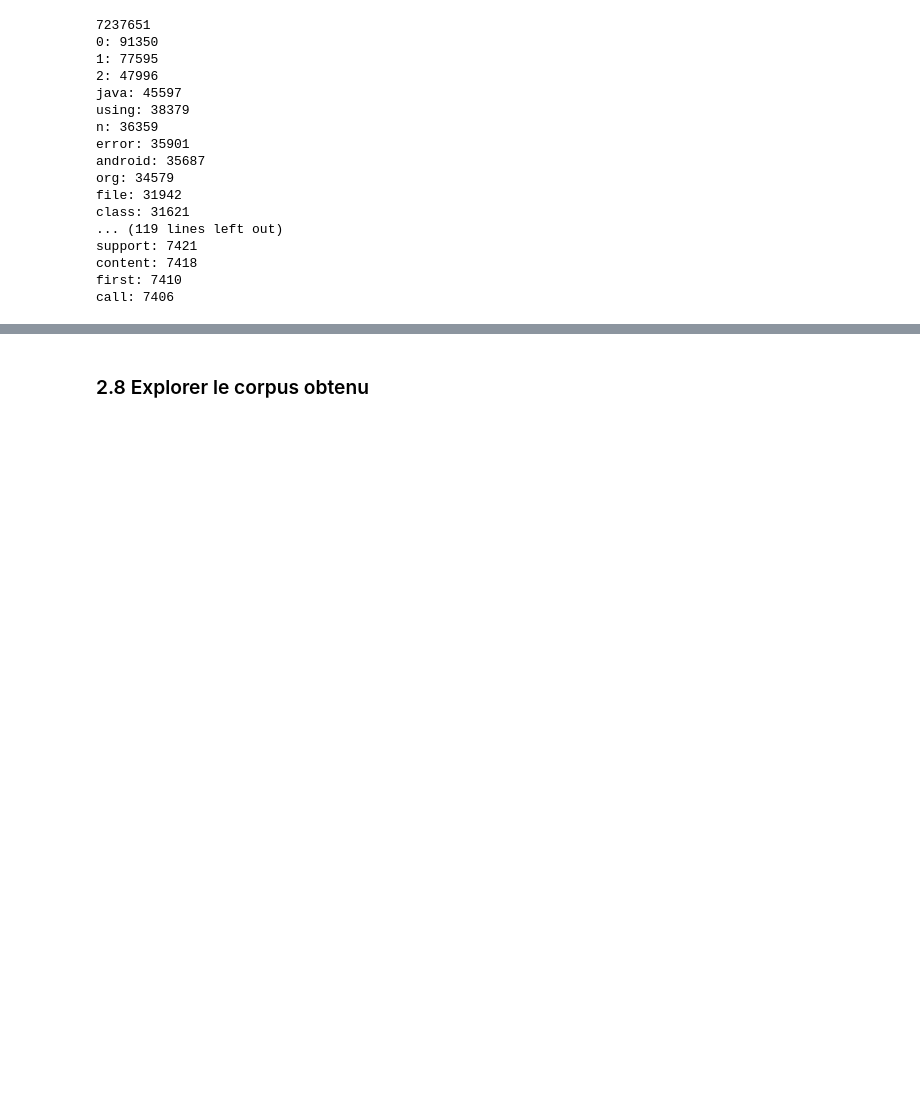
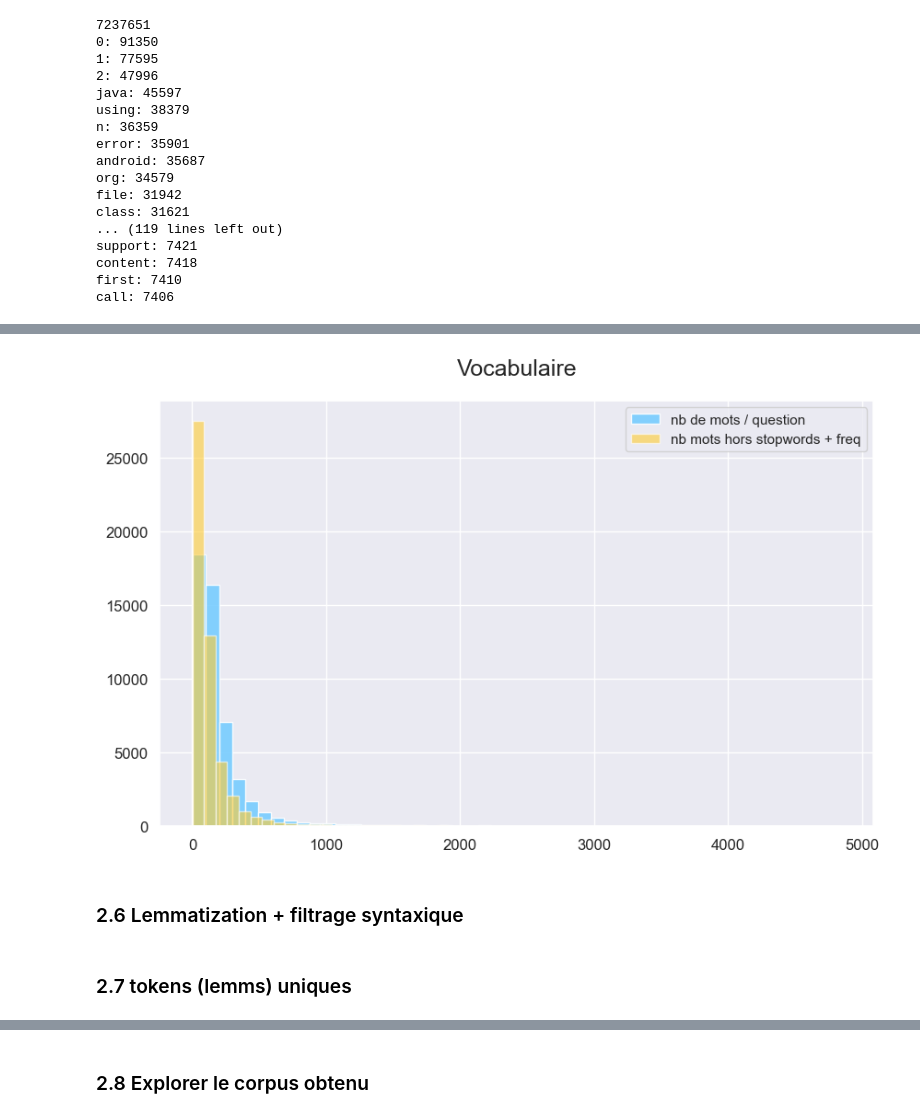
Before and after one commit to Kiwinokoto/ML_student, a Jupyter notebook: notebooks/Oudelet_Kevin_1_notebook_exploration_271123.ipynb, the cells around one changed output, grey strips where cells are left out. Cells and saved outputs as stored; diff of their text form; code cells hidden in the pictures; blank space fills up the shorter version.

Commit message:
more preprocessing

```diff
--- a/notebooks/Oudelet_Kevin_1_notebook_exploration_271123.ipynb
+++ b/notebooks/Oudelet_Kevin_1_notebook_exploration_271123.ipynb
@@ -725,4 +692,0 @@ Done
-# %%
-# and title
-raw_questions_tags['title_tokens_uniques'] = raw_questions_tags['title_tokens'].parallel_apply(preprocess_2_keep_uniques_only)
-print('Done')
@@ -938,12 +850,12 @@ call: 7406
 # %%
-def preprocess_text_3(liste_tokens):
-    # ajouter /frequence ici ?
-
-    filtered_list = [token for token in liste_tokens if token not in stopwords]
+def preprocess_2_remove_stopwords_frequent_rare(liste_tokens):
+    filtered_list = [token for token in liste_tokens if token not in forbidden]
 
     return filtered_list
 
-# Apply the preprocessing function
-raw_questions_tags['tokens_uniques_no_stopwords'] = raw_questions_tags['tokens_uniques_regex'].parallel_apply(preprocess_text_3)
+# Apply the preprocessing function to bodies
+raw_questions_tags['body_tokens_no_stopwords'] = raw_questions_tags['body_tokens'].parallel_apply(
+    preprocess_2_remove_stopwords_frequent_rare)
+
 print('Done')
 # %% [output]
@@ -950,0 +863,6 @@ KeyError: 'tokens_uniques_regex'
+# %%
+# and titles
+raw_questions_tags['title_tokens_no_stopwords'] = raw_questions_tags['title_tokens'].parallel_apply(
+    preprocess_2_remove_stopwords_frequent_rare)
+
+print('Done')
@@ -950,0 +871,5 @@ KeyError: 'tokens_uniques_regex'
+# %%
+raw_questions_tags['nb_tokens_body_no_stopwords'] = raw_questions_tags['body_tokens_no_stopwords'].apply(len)
+raw_questions_tags['nb_tokens_title_no_stopwords'] = raw_questions_tags['title_tokens_no_stopwords'].apply(len)
+
+raw_questions_tags.describe()
@@ -950,0 +886,21 @@ KeyError: 'tokens_uniques_regex'
+# %%
+fig, ax = plt.subplots(figsize=(10, 6))
+
+# Plotting 'nb_mots'
+raw_questions_tags['nb_tokens_body'].hist(density=False, bins=50, ax=ax, color='#7cf', alpha=0.9, label='nb de mots / question')
+
+# Plotting 'nb_mots non stopwords'
+raw_questions_tags['nb_tokens_body_no_stopwords'].hist(density=False, bins=50, color='#fc3', ax=ax,
+                                                          alpha=0.6, label='nb mots hors stopwords + freq')
+
+plt.title('Vocabulaire', pad=20, fontsize=18)
+plt.xticks(fontsize=12)
+plt.yticks(fontsize=12)
+
+ax.legend()
+
+plt.show()
+# %% [output]
+[figure, added]
+# %% [markdown]
+### 2.6 Lemmatization + filtrage syntaxique
@@ -953 +954,3 @@ raw_questions_tags['nb_tokens_uniques_no_stopwords'] = raw_questions_tags['token
 print('Done')
+# %% [markdown]
+### 2.7 tokens (lemms) uniques
```
Also changed, not shown: parts of 30 cells of this notebook.
